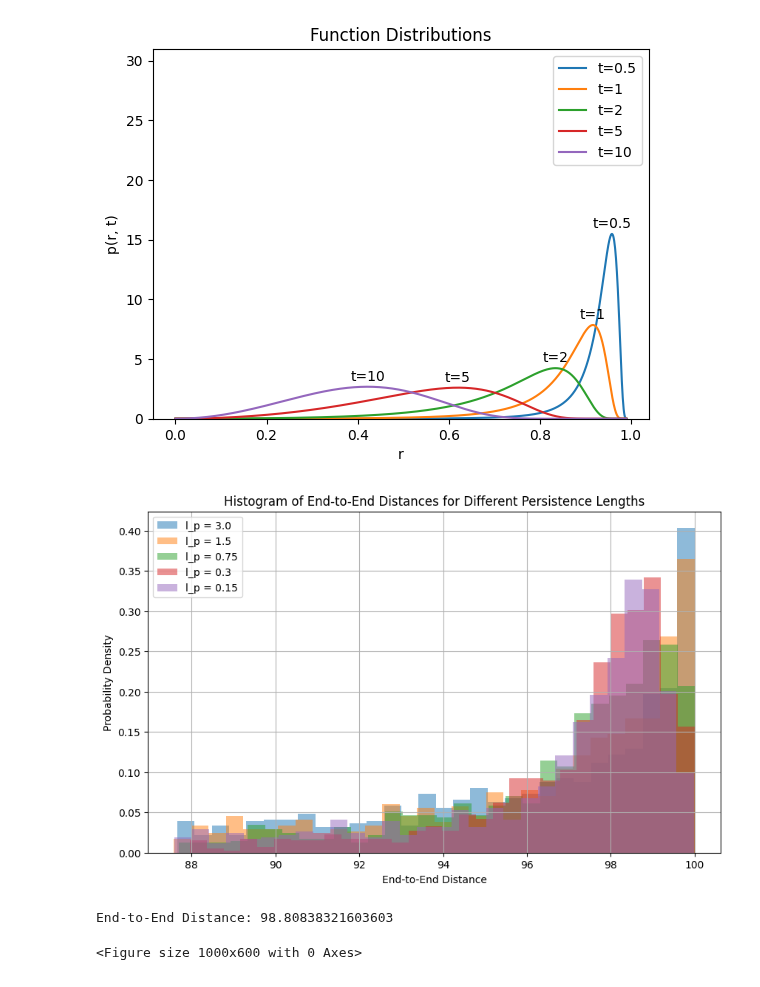
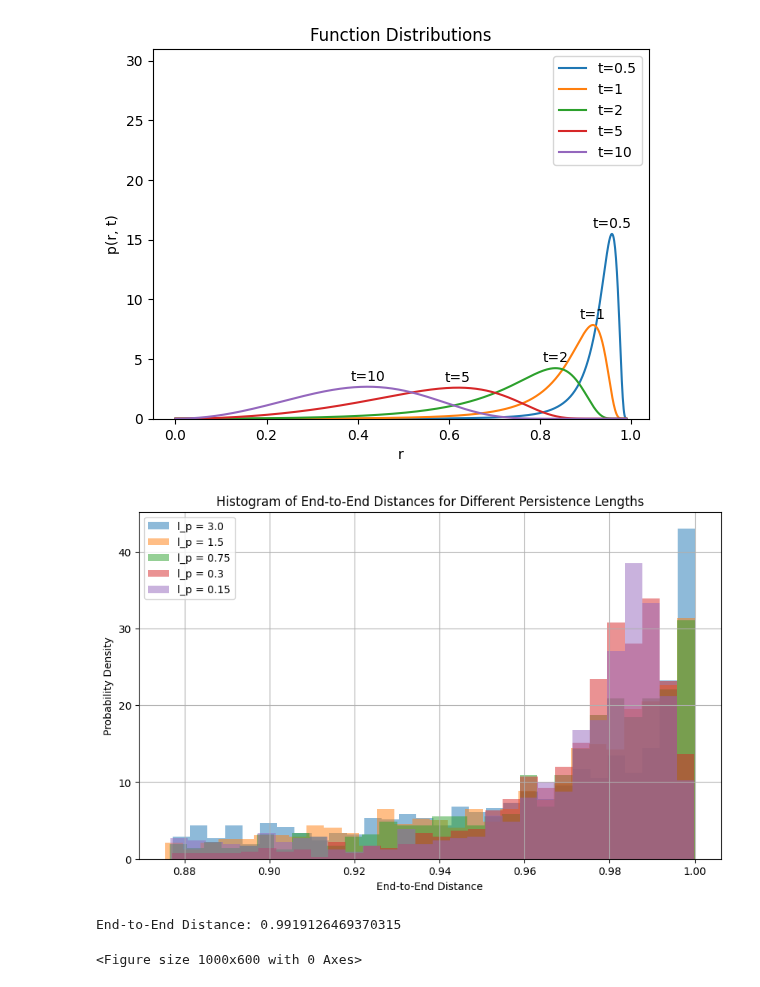
Before and after one commit to B-hub-hue/Python.exam_polymer, a Jupyter notebook: Python_exam_py.ipynb, the cells around one changed output. Drawn from its saved outputs; the diff is of its cells as text; code cells hidden in the pictures.

```diff
--- a/Python_exam_py.ipynb
+++ b/Python_exam_py.ipynb
@@ -85,36 +85,36 @@ def calculate_end_to_end_distance(N, L, thetas, phis):
     R_x = np.sum(A * np.sin(thetas) * np.cos(phis))
     R_y = np.sum(A * np.sin(thetas) * np.sin(phis))
     R_z = np.sum(A * np.cos(thetas))
-    R = np.sqrt(R_x**2 + R_y**2 + R_z**2)
+    R = np.sqrt(R_x**2 + R_y**2 + R_z**2)/100
     return R
 
 end_to_end_distance = calculate_end_to_end_distance(N, A, thetas, phis)
 
 # Run simulations for each persistence length
 for persistence_length in persistence_lengths:
     distances = []
     for _ in range(1000):  # Number of simulations per persistence length
         thetas = generate_theta_samples_with_persistence(N, delta_theta, persistence_length)
         phis = generate_phi_samples(N)
         distance = calculate_end_to_end_distance(N, A, thetas, phis)
         distances.append(distance)
     end_to_end_distances.append(distances)
 
 # Plotting the results
 plt.figure(figsize=(10, 6))
 for i, persistence_length in enumerate(persistence_lengths):
     plt.hist(end_to_end_distances[i], bins=30, density=True, alpha=0.5, label=f'l_p = {persistence_length}')
 
 plt.xlabel('End-to-End Distance')
 plt.ylabel('Probability Density')
 plt.title('Histogram of End-to-End Distances for Different Persistence Lengths')
 plt.legend()
 plt.grid()
 plt.show()
 print(f"End-to-End Distance: {end_to_end_distance}")
 # %% [output]
-[figure, old version]
+[figure, new version]
-End-to-End Distance: 98.80838321603603
+End-to-End Distance: 0.9919126469370315
 # %%
 import numpy as np
 import matplotlib.pyplot as plt
```
Also changed, not shown: parts of 1 cell of this notebook.
